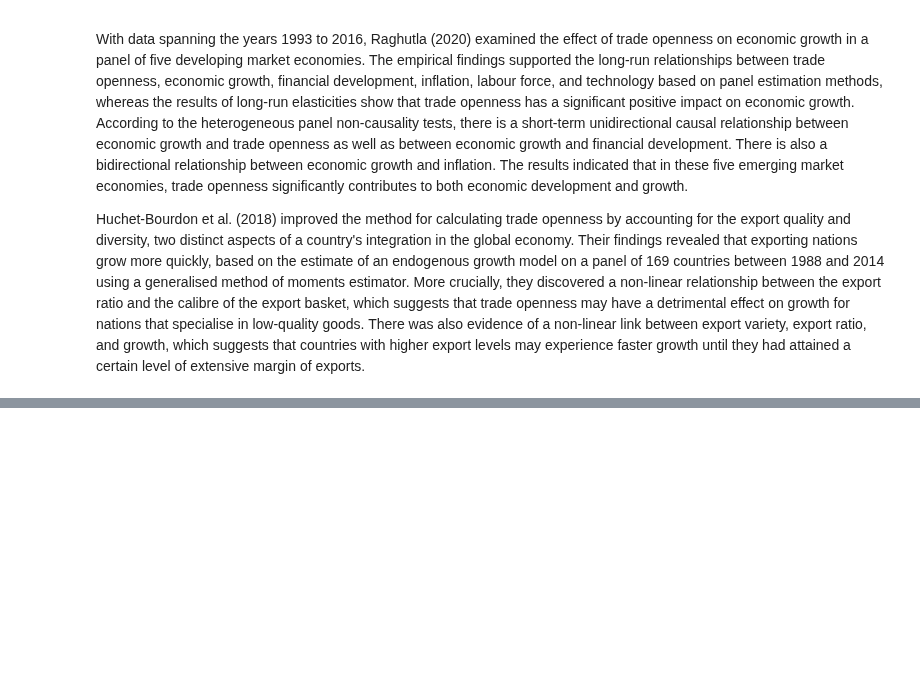
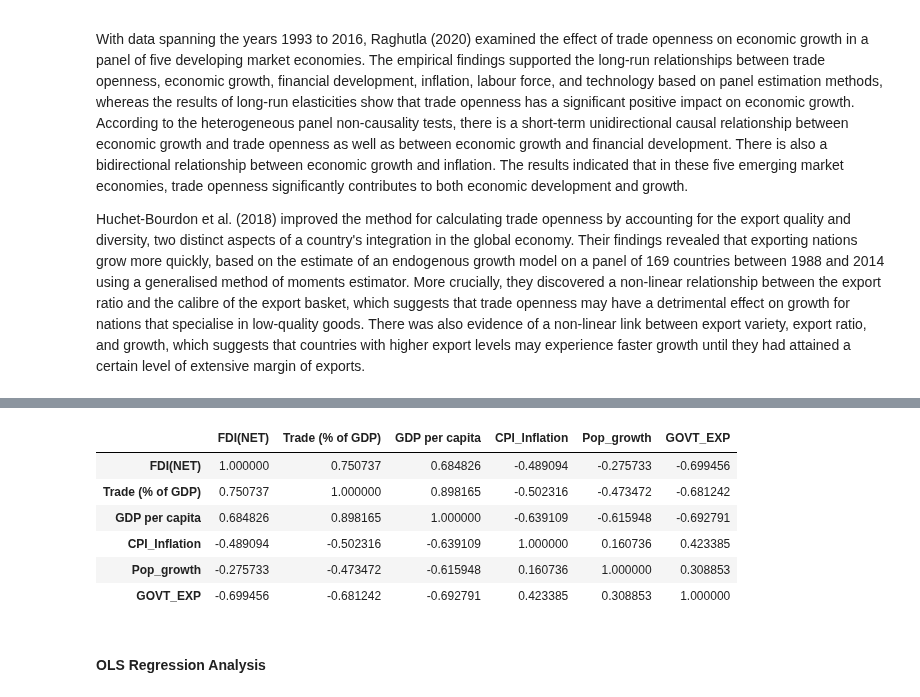
Before and after one commit to Tetteh96/ECON-611-Projects, a Jupyter notebook: ECON 611 Term Project/ECON 611_The Impact of Trade Openness on Economic Growth.ipynb, the cells around one changed output, grey strips where cells are left out. Saved outputs shown, nothing was run; the diff lists cells and outputs as text; code cells hidden in the pictures; blank space fills up the shorter version.

```diff
--- a/ECON 611 Term Project/ECON 611_The Impact of Trade Openness on Economic Growth.ipynb
+++ b/ECON 611 Term Project/ECON 611_The Impact of Trade Openness on Economic Growth.ipynb
@@ -69,0 +181,11 @@ The ordinary linear econometric model that will be used in this study is as foll
+# %%
+corr = data.corr()
+corr
+# %% [output]
+|  | FDI(NET) | Trade (% of GDP) | GDP per capita | CPI_Inflation | Pop_growth | GOVT_EXP |
+| FDI(NET) | 1.000000 | 0.750737 | 0.684826 | -0.489094 | -0.275733 | -0.699456 |
+| Trade (% of GDP) | 0.750737 | 1.000000 | 0.898165 | -0.502316 | -0.473472 | -0.681242 |
+| GDP per capita | 0.684826 | 0.898165 | 1.000000 | -0.639109 | -0.615948 | -0.692791 |
+| CPI_Inflation | -0.489094 | -0.502316 | -0.639109 | 1.000000 | 0.160736 | 0.423385 |
+| Pop_growth | -0.275733 | -0.473472 | -0.615948 | 0.160736 | 1.000000 | 0.308853 |
+| GOVT_EXP | -0.699456 | -0.681242 | -0.692791 | 0.423385 | 0.308853 | 1.000000 |
@@ -69,0 +202,2 @@ The ordinary linear econometric model that will be used in this study is as foll
+# %% [markdown]
+#### OLS Regression Analysis
```
Also changed, not shown: parts of 25 cells of this notebook.
